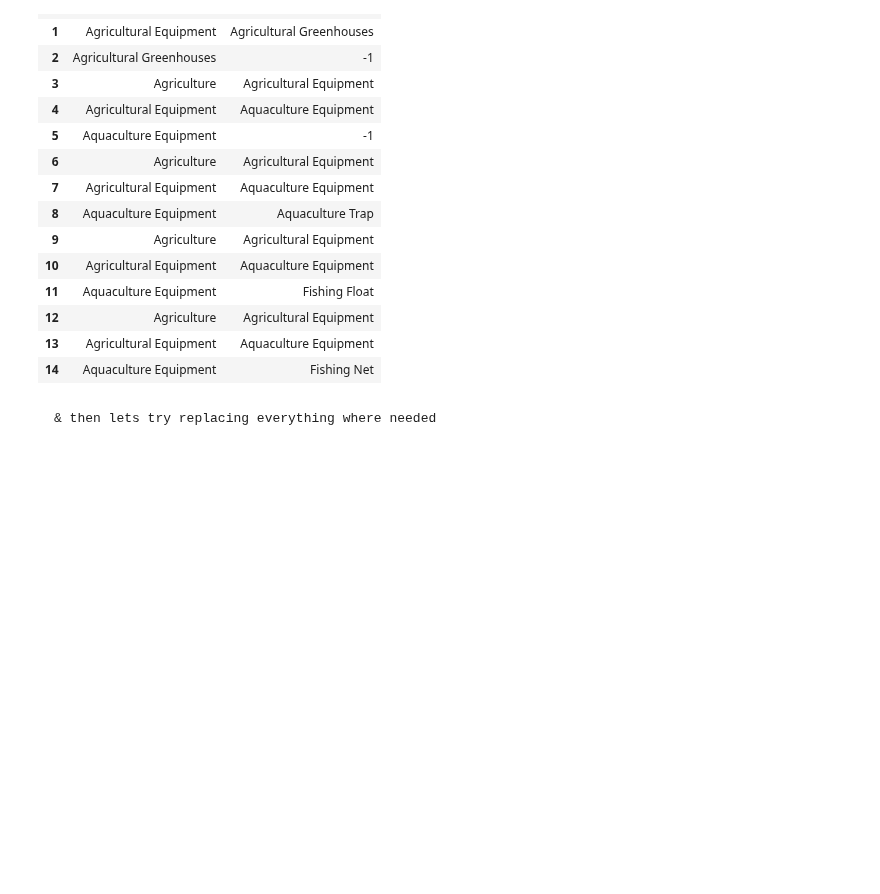
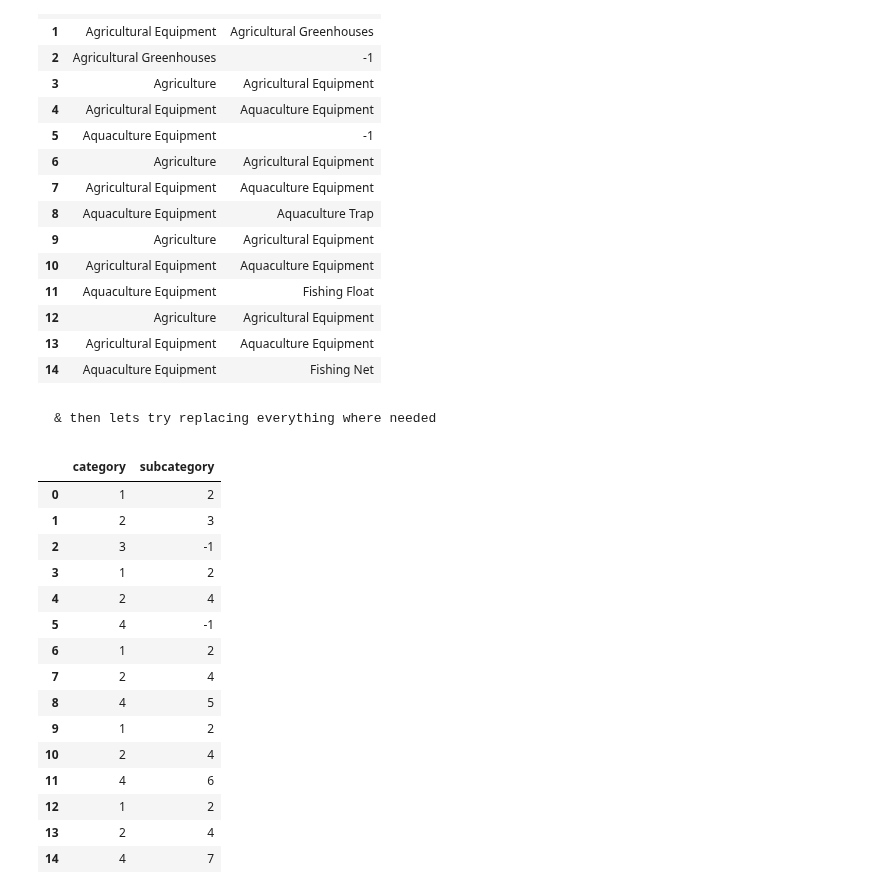
Before and after one commit to almsam/ISupply-project, a Jupyter notebook: db upload/tree upload/Tree upload NB.ipynb, the cells around one changed output. Drawn from its saved outputs; the diff is of its cells as text; code cells hidden in the pictures; blank space fills up the shorter version.

```diff
--- a/db upload/tree upload/Tree upload NB.ipynb
+++ b/db upload/tree upload/Tree upload NB.ipynb
@@ -109,3 +109,29 @@ dfT.fillna('-1', inplace=True); dfT.head(15)
 | 14 | Aquaculture Equipment | Fishing Net |
 # %% [markdown]
     & then lets try replacing everything where needed
+# %%
+map_dic = df.set_index('cat')['ser'].to_dict()
+
+dfInt = pd.DataFrame(dfT)
+
+dfInt['category']    = dfInt['category']   .map(map_dic).fillna(-1).astype(int)
+dfInt['subcategory'] = dfInt['subcategory'].map(map_dic).fillna(-1).astype(int)
+
+dfInt.head(15)
+# %% [output]
+|  | category | subcategory |
+| 0 | 1 | 2 |
+| 1 | 2 | 3 |
+| 2 | 3 | -1 |
+| 3 | 1 | 2 |
+| 4 | 2 | 4 |
+| 5 | 4 | -1 |
+| 6 | 1 | 2 |
+| 7 | 2 | 4 |
+| 8 | 4 | 5 |
+| 9 | 1 | 2 |
+| 10 | 2 | 4 |
+| 11 | 4 | 6 |
+| 12 | 1 | 2 |
+| 13 | 2 | 4 |
+| 14 | 4 | 7 |
```
